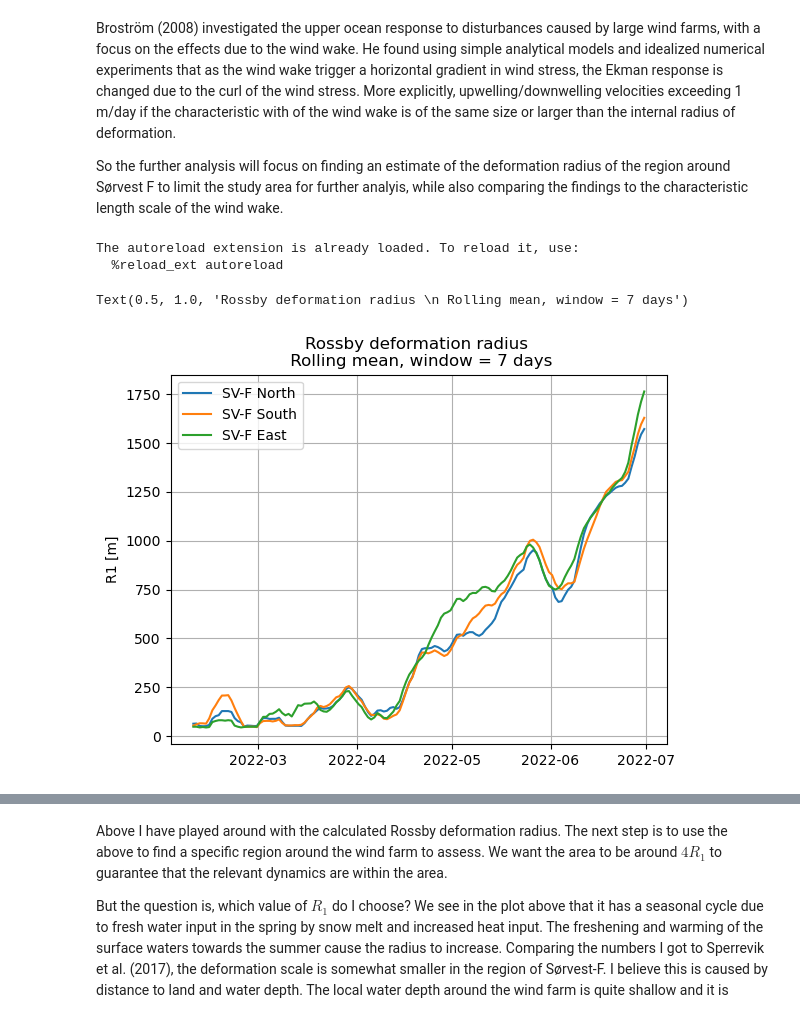
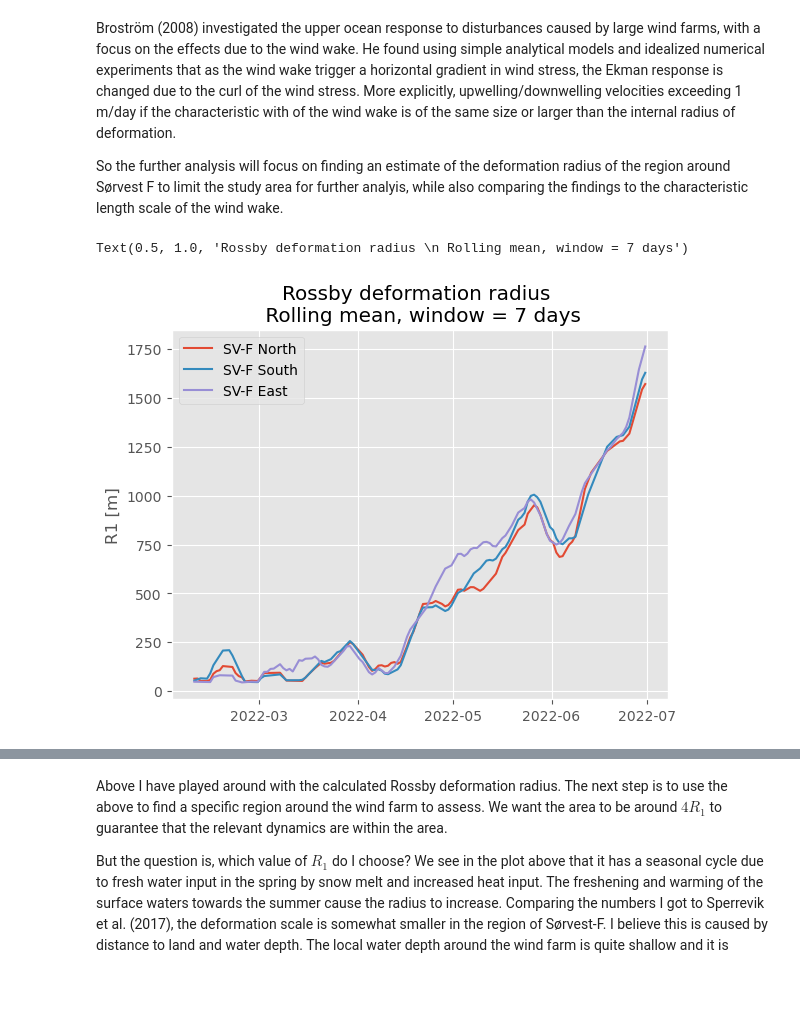
Before and after one commit to kjes4pres/MET_sommer25, a Jupyter notebook: Rossby_deformation/SV_F_rossby.ipynb, the cells around one changed output, grey strips where cells are left out. Saved outputs shown, nothing was run; the diff lists cells and outputs as text; code cells hidden in the pictures; blank space fills up the shorter version.

```diff
--- a/Rossby_deformation/SV_F_rossby.ipynb
+++ b/Rossby_deformation/SV_F_rossby.ipynb
@@ -59,12 +59,13 @@ import xroms
 from cartopy import config
 from glob import glob
 from Rossby_deformation.funcs import *
+import matplotlib.style as mplstyle
+import cartopy.feature as cfeature
+
+mplstyle.use(['ggplot', 'fast'])
 
 %load_ext autoreload
 %autoreload 2
-# %% [output]
-The autoreload extension is already loaded. To reload it, use:
-  %reload_ext autoreload
 # %%
 # Opening a file to retrieve the grid
 fid = Dataset('/lustre/storeB/project/nwp/havvind/hav/results/reference/REF-02/norkyst_avg_0001.nc')
@@ -113,19 +114,19 @@ R1_roll_7 = R1_rolling_mean_all(files)
 # %%
 fig, ax = plt.subplots()
 
 ax.plot(R1_roll_7.ocean_time, R1_roll_7.isel(eta_rho=j_N, xi_rho=i_N), label='SV-F North')
 ax.plot(R1_roll_7.ocean_time, R1_roll_7.isel(eta_rho=j_S, xi_rho=i_S), label='SV-F South')
 ax.plot(R1_roll_7.ocean_time, R1_roll_7.isel(eta_rho=j_E, xi_rho=i_E), label='SV-F East')
 
 ax.legend()
-ax.grid()
+ax.grid(True)
 
 ax.set_ylabel('R1 [m]')
 
 plt.title('Rossby deformation radius \n Rolling mean, window = 7 days')
 # %% [output]
 Text(0.5, 1.0, 'Rossby deformation radius \n Rolling mean, window = 7 days')
-[figure, old version]
+[figure, new version]
 # %%
 R1 = extract_R1_all(files)
 # %%
```
Also changed, not shown: parts of 15 cells of this notebook.
